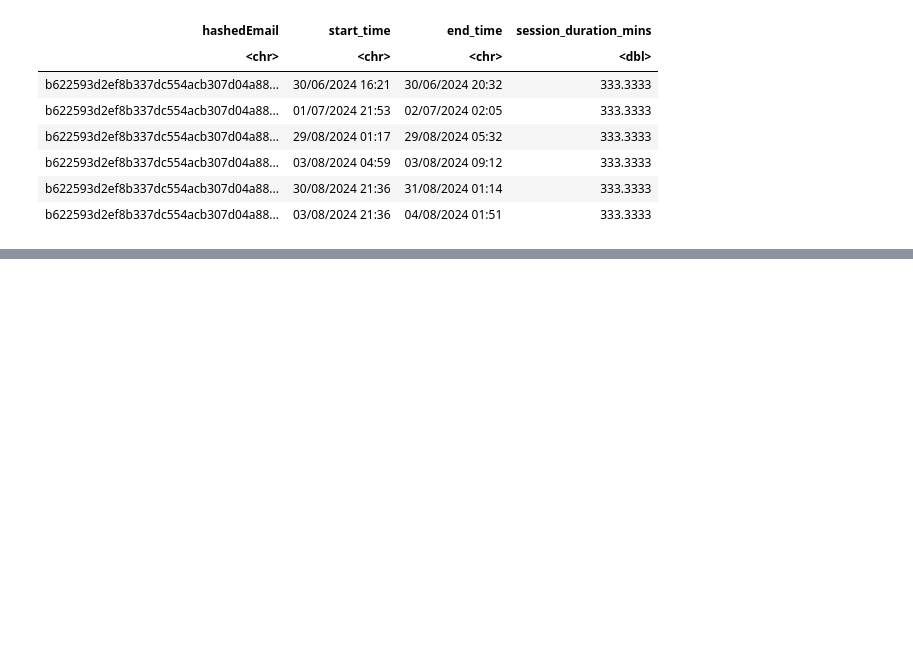
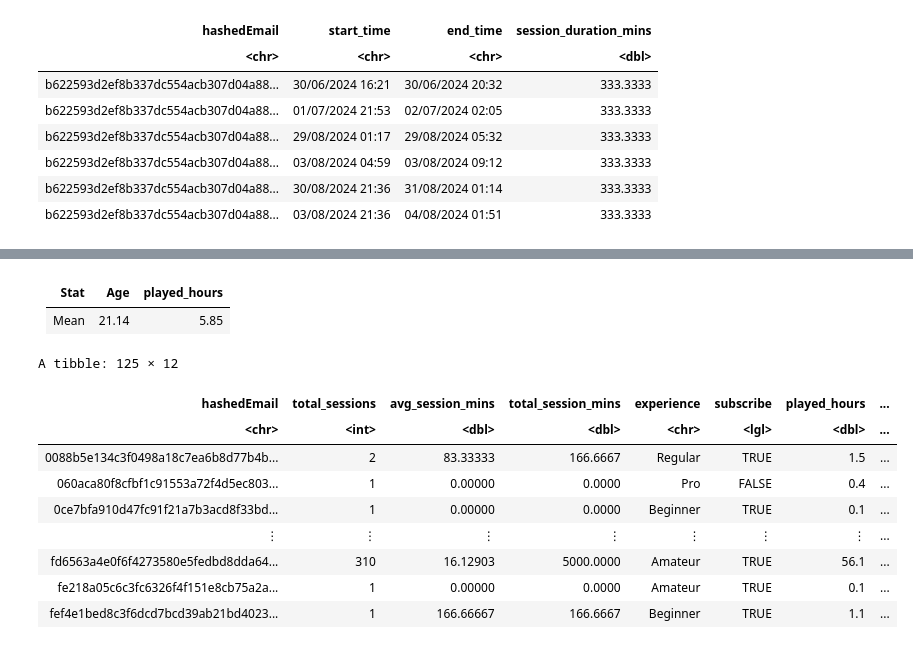
Before and after one commit to vanessapan07/dsci-project-009-19, a Jupyter notebook: projectplanning.ipynb, the cells around one changed output, grey strips where cells are left out. Drawn from its saved outputs; the diff is of its cells as text; code cells hidden in the pictures; blank space fills up the shorter version.

```diff
--- a/projectplanning.ipynb
+++ b/projectplanning.ipynb
@@ -220,0 +228,29 @@ A tibble: 6 × 4
+# %% [markdown]
+|Stat	|Age  | played_hours |
+|:----  |:---  |:----   |
+|Mean	|21.14 |5.85	    |
+# %%
+combined_data <- sessions|>
+    filter(!is.na(original_end_time))|>
+    mutate(session_duration_mins = (original_end_time - original_start_time) / 60000)|>
+    group_by(hashedEmail)|>
+   summarise(
+        total_sessions = n(),
+        avg_session_mins = mean(session_duration_mins),
+        total_session_mins = sum(session_duration_mins))|>
+    left_join(players, by = "hashedEmail")|>
+    mutate(total_session_hrs = total_session_mins / 60)|>
+    mutate(avg_session_hrs = avg_session_mins / 60)
+combined_data
+#avg_session_hrs is within the observation period. Use that instead. Not sure about the timeframe of played_hours or what it actually reprsents.
+# %% [output]
+A tibble: 125 × 12
+| hashedEmail | total_sessions | avg_session_mins | total_session_mins | experience | subscribe | played_hours | ... |
+| <chr> | <int> | <dbl> | <dbl> | <chr> | <lgl> | <dbl> | ... |
+| 0088b5e134c3f0498a18c7ea6b8d77b4b... | 2 | 83.33333 | 166.6667 | Regular | TRUE | 1.5 | ... |
+| 060aca80f8cfbf1c91553a72f4d5ec803... | 1 | 0.00000 | 0.0000 | Pro | FALSE | 0.4 | ... |
+| 0ce7bfa910d47fc91f21a7b3acd8f33bd... | 1 | 0.00000 | 0.0000 | Beginner | TRUE | 0.1 | ... |
+| ⋮ | ⋮ | ⋮ | ⋮ | ⋮ | ⋮ | ⋮ | ... |
+| fd6563a4e0f6f4273580e5fedbd8dda64... | 310 | 16.12903 | 5000.0000 | Amateur | TRUE | 56.1 | ... |
+| fe218a05c6c3fc6326f4f151e8cb75a2a... | 1 | 0.00000 | 0.0000 | Amateur | TRUE | 0.1 | ... |
+| fef4e1bed8c3f6dcd7bcd39ab21bd4023... | 1 | 166.66667 | 166.6667 | Beginner | TRUE | 1.1 | ... |
```
Also changed, not shown: parts of 7 cells of this notebook.
